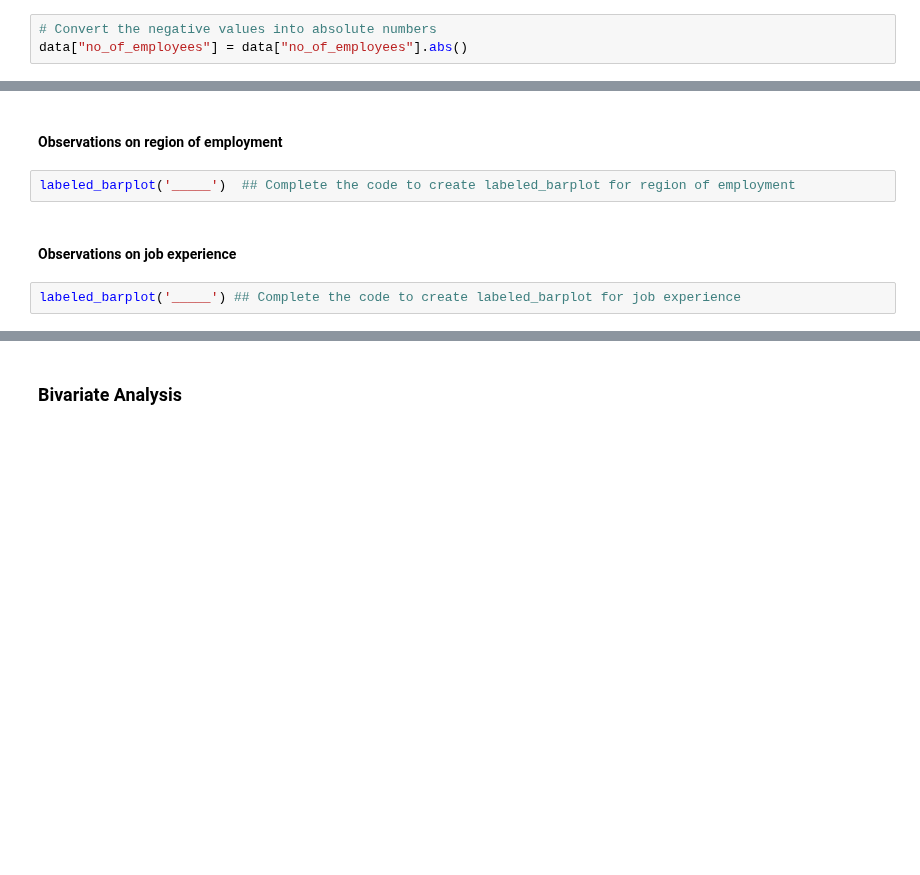
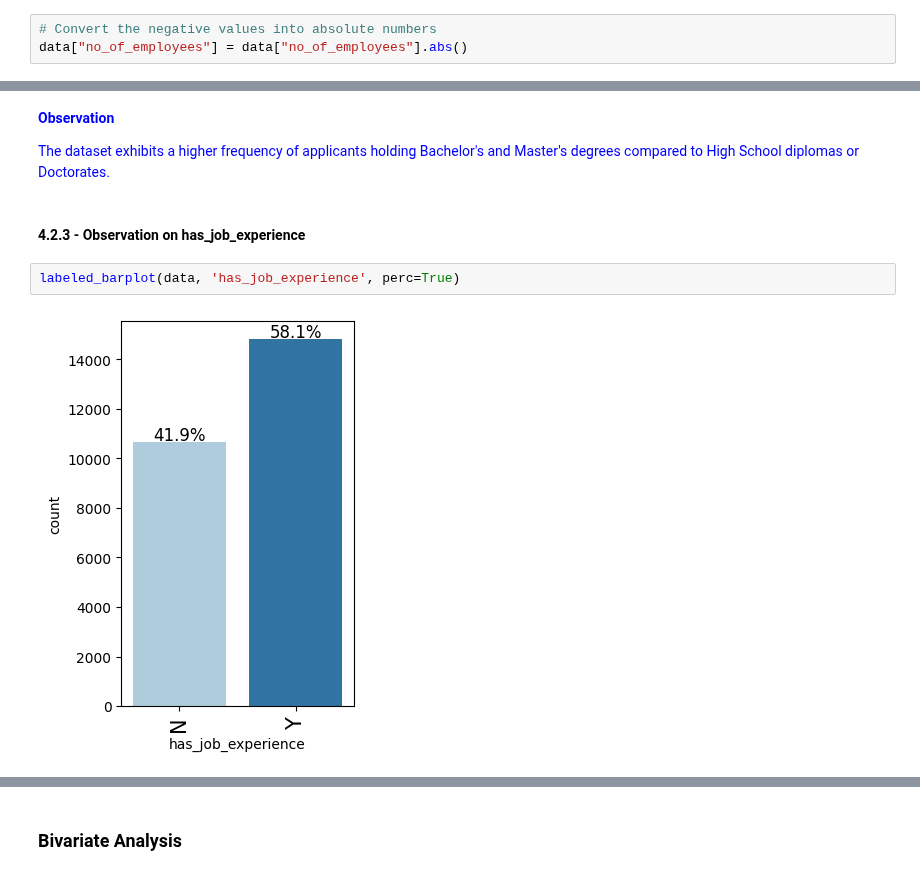
Before and after one commit to RashmiJK/PGP-AIML-EasyVisa-AML, a Jupyter notebook: easyvisa_modeling.ipynb, the cells around one changed output, grey strips where cells are left out. Drawn from its saved outputs; the diff is of its cells as text; blank space fills up the shorter version.

```diff
--- a/easyvisa_modeling.ipynb
+++ b/easyvisa_modeling.ipynb
@@ -365,8 +386,12 @@ labeled_barplot(data, "education_of_employee", perc=True)
-# %% [markdown]
-#### Observations on region of employment
-# %%
-labeled_barplot('_____')  ## Complete the code to create labeled_barplot for region of employment
+# %% [markdown]
+<span style="color: blue;">**Observation**</span>
+
+<span style="color: blue;">
+The dataset exhibits a higher frequency of applicants holding Bachelor's and Master's degrees compared to High School diplomas or Doctorates.
+</span>
 # %% [markdown]
-#### Observations on job experience
+#### 4.2.3 - Observation on has_job_experience
 # %%
-labeled_barplot('_____') ## Complete the code to create labeled_barplot for job experience
+labeled_barplot(data, 'has_job_experience', perc=True)
+# %% [output]
+[figure, added]
```
Also changed, not shown: parts of 32 cells of this notebook.
